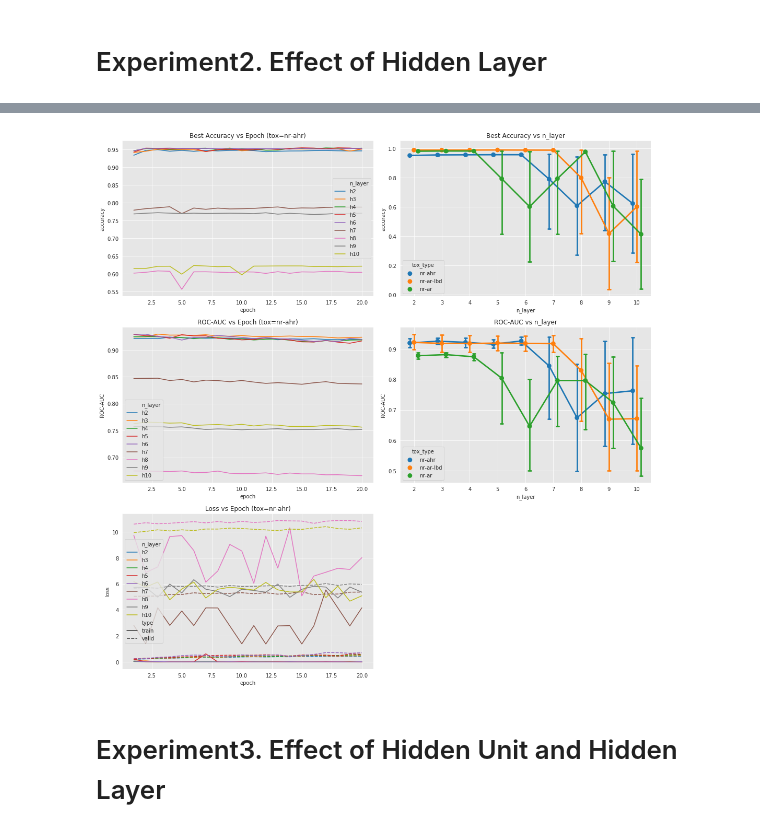
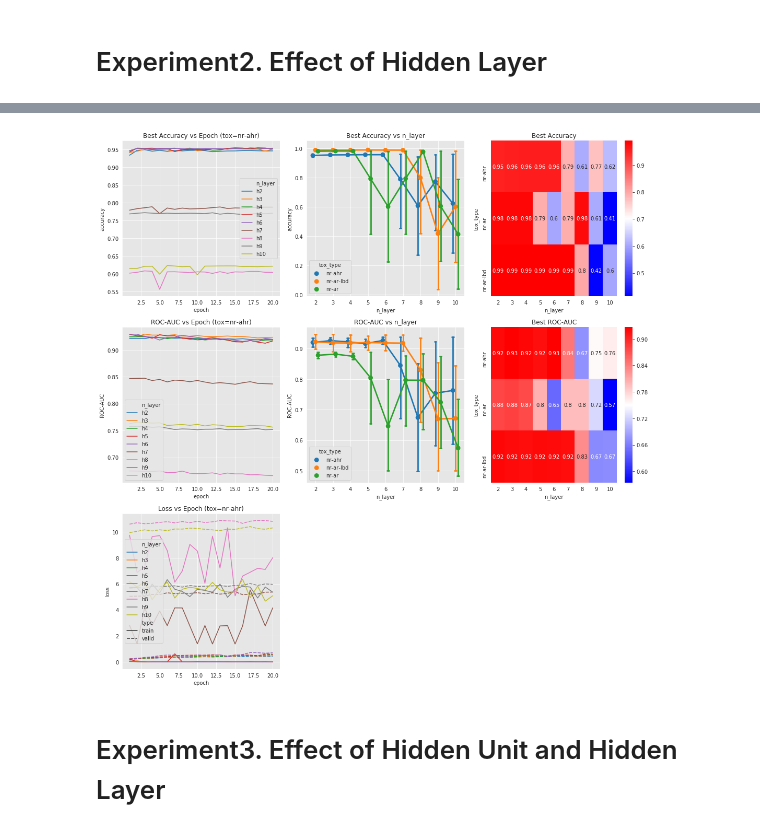
Before and after one commit to heartcored98/CH485_AI_Chemistry, a Jupyter notebook: Practice3_Tox21_MLP/Assignment3_Tox21_MLP.ipynb, the cells around one changed output, grey strips where cells are left out. Drawn from its saved outputs; the diff is of its cells as text; code cells hidden in the pictures.

```diff
--- a/Practice3_Tox21_MLP/Assignment3_Tox21_MLP.ipynb
+++ b/Practice3_Tox21_MLP/Assignment3_Tox21_MLP.ipynb
@@ -375,15 +376,17 @@ Acc Mean: 0.983 Acc STD: 0.003 RA Mean: 0.879 RA STD: 0.016 Elapsed: 31.4
 CPU times: user 7min 50s, sys: 43.9 s, total: 8min 34s
 Wall time: 8min 43s
 # %%
-df = pd.DataFrame(exp_data['exp_hidden_dim'])
+exp_name = 'exp_hidden_dim'
+df = pd.DataFrame(exp_data[exp_name])
 df = df[['acc', 'roc_auc', 'tox_type', 'hidden_dim']]
 
 variable = 'hidden_dim'
+variable2 = 'tox_type'
 list_loss = list()
 list_test = list()
 
 for value in df[variable].unique():
-    for result in exp_data['exp_hidden_dim']:
+    for result in exp_data[exp_name]:
         if result[variable] == value and result['tox_type'] == 'nr-ahr':
             for i, data in enumerate(result['train_loss']):
                 list_loss.append({'epoch':i+1, 'loss':data, 'type':'train', variable:'h'+str(value)})
@@ -433,5 +436,5 @@ grid.set_title("Loss vs Epoch (tox=nr-ahr)")
 
 plt.tight_layout()
 plt.grid(True)
-plt.savefig('./images/exp1_hidden_dim.png')
+plt.savefig('./images/{}.png'.format(exp_name))
 # %% [output]
@@ -502,15 +505,17 @@ Acc Mean: 0.413 Acc STD: 0.511 RA Mean: 0.574 RA STD: 0.182 Elapsed: 47.4
 CPU times: user 14min 30s, sys: 48.5 s, total: 15min 19s
 Wall time: 15min 38s
 # %%
-df = pd.DataFrame(exp_data[args.exp_name])
+exp_name = 'exp_n_layer'
+df = pd.DataFrame(exp_data[exp_name])
 df = df[['acc', 'roc_auc', 'tox_type', 'n_layer']]
 
 variable = 'n_layer'
+variable2 = 'tox_type'
 list_loss = list()
 list_test = list()
 
 for value in df[variable].unique():
-    for result in exp_data[args.exp_name]:
+    for result in exp_data[exp_name]:
         if result[variable] == value and result['tox_type'] == 'nr-ahr':
             for i, data in enumerate(result['train_loss']):
                 list_loss.append({'epoch':i+1, 'loss':data, 'type':'train', variable:'h'+str(value)})
@@ -522,47 +527,58 @@ for value in df[variable].unique():
                 list_test.append({'epoch':i+1, 'test':data, 'type':'roc_auc', variable:'h'+str(value)})
             break
 
 df_loss = pd.DataFrame(list_loss)
 df_test = pd.DataFrame(list_test)
 
 
-fig = plt.figure(figsize=(15,15))
+fig, ax = plt.subplots(3, 3)
+fig.set_size_inches(15, 15)
 sns.set_style("darkgrid", {"axes.facecolor": ".9"})
-gs = gridspec.GridSpec(3, 2)
 
-ax = plt.subplot(gs[0,1])
-grid = sns.pointplot(x="n_layer", y="acc", hue="tox_type", data=df, ci=95, capsize=0.1, dodge=0.3, ax=ax)
+grid = sns.pointplot(x="n_layer", y="acc", hue="tox_type", data=df, ci=95, capsize=0.1, dodge=0.3, ax=ax[0][1])
 grid.set_title("Best Accuracy vs {}".format(variable))
 grid.set_ylabel("accuracy")
 grid.grid(True)
 
-ax = plt.subplot(gs[0,0])
 df_acc = df_test.loc[df_test['type'] == 'acc']
-grid = sns.lineplot(x='epoch', y='test', hue=variable, data=df_acc, ax=ax)
+grid = sns.lineplot(x='epoch', y='test', hue=variable, data=df_acc, ax=ax[0][0])
 grid.set_title("Best Accuracy vs Epoch (tox=nr-ahr)")
 grid.set_ylabel("accuracy")
 
-ax = plt.subplot(gs[1,1])
-grid = sns.pointplot(x="n_layer", y="roc_auc", hue="tox_type", data=df, ci=95, capsize=0.1, dodge=0.3, ax=ax)
+df_acc = pd.DataFrame(df.groupby([variable2, variable])['acc'].mean())
+df_acc.reset_index(level=df_acc.index.names, inplace=True)
+df_acc = df_acc.pivot(index=variable2, columns=variable, values='acc')
+grid = sns.heatmap(df_acc, annot=True, ax=ax[0][2], cmap='bwr')
+grid.set_title("Best Accuracy")
+
+grid = sns.pointplot(x="n_layer", y="roc_auc", hue="tox_type", data=df, ci=95, capsize=0.1, dodge=0.3, ax=ax[1][1])
 grid.set_title("ROC-AUC vs {}".format(variable))
 grid.set_ylabel("ROC-AUC")
 grid.grid(True)
 
-ax = plt.subplot(gs[1,0])
 df_roc_auc = df_test.loc[df_test['type'] == 'roc_auc']
-grid = sns.lineplot(x='epoch', y='test', hue=variable, data=df_roc_auc, ax=ax)
+grid = sns.lineplot(x='epoch', y='test', hue=variable, data=df_roc_auc, ax=ax[1][0])
 grid.set_title("ROC-AUC vs Epoch (tox=nr-ahr)")
 grid.set_ylabel("ROC-AUC")
 
-ax = plt.subplot(gs[2,0])
-grid = sns.lineplot(x='epoch', y='loss', hue=variable, style='type', data=df_loss, ax=ax)
+df_roc_auc = pd.DataFrame(df.groupby([variable2, variable])['roc_auc'].mean())
+df_roc_auc.reset_index(level=df_roc_auc.index.names, inplace=True)
+df_roc_auc = df_roc_auc.pivot(index=variable2, columns=variable, values='roc_auc')
+
+grid = sns.heatmap(df_roc_auc, annot=True, ax=ax[1][2], cmap='bwr')
+grid.set_title("Best ROC-AUC")
+
+grid = sns.lineplot(x='epoch', y='loss', hue=variable, style='type', data=df_loss, ax=ax[2][0])
 grid.set_title("Loss vs Epoch (tox=nr-ahr)")
+
+ax[-1,-1].axis('off')
+ax[-1,-2].axis('off')
 
 plt.tight_layout()
 plt.grid(True)
-plt.savefig('./images/{}.png'.format(args.exp_name))
+plt.savefig('./images/{}.png'.format(exp_name))
 # %% [output]
-[figure, old version]
+[figure, new version]
 # %% [markdown]
 # Experiment3. Effect of Hidden Unit and Hidden Layer
 # %%
```
Also changed, not shown: parts of 19 cells of this notebook.
